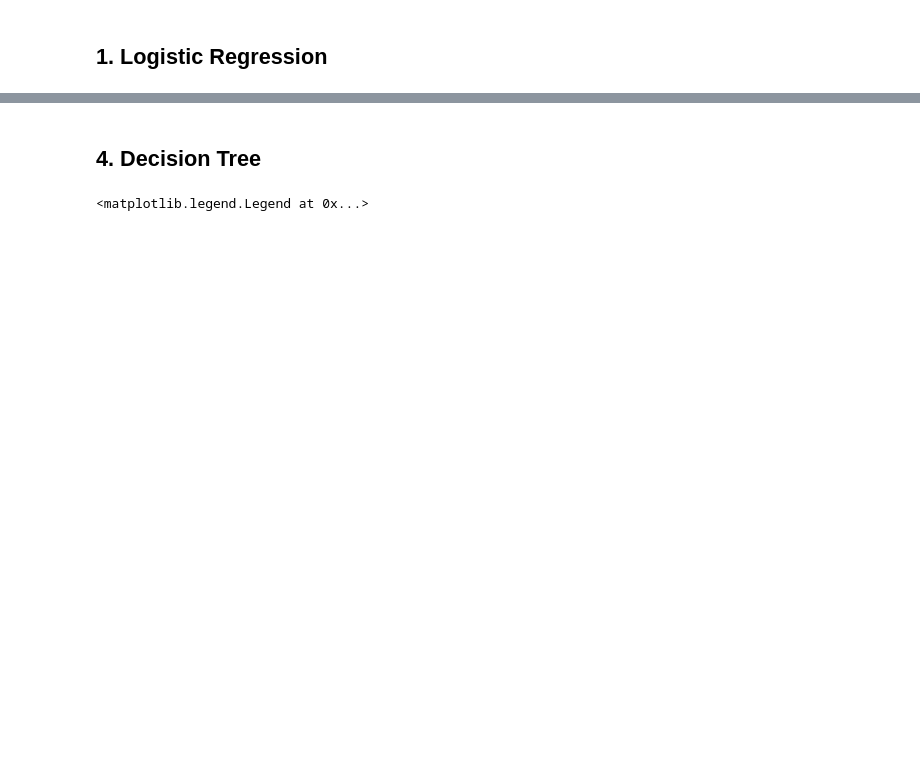
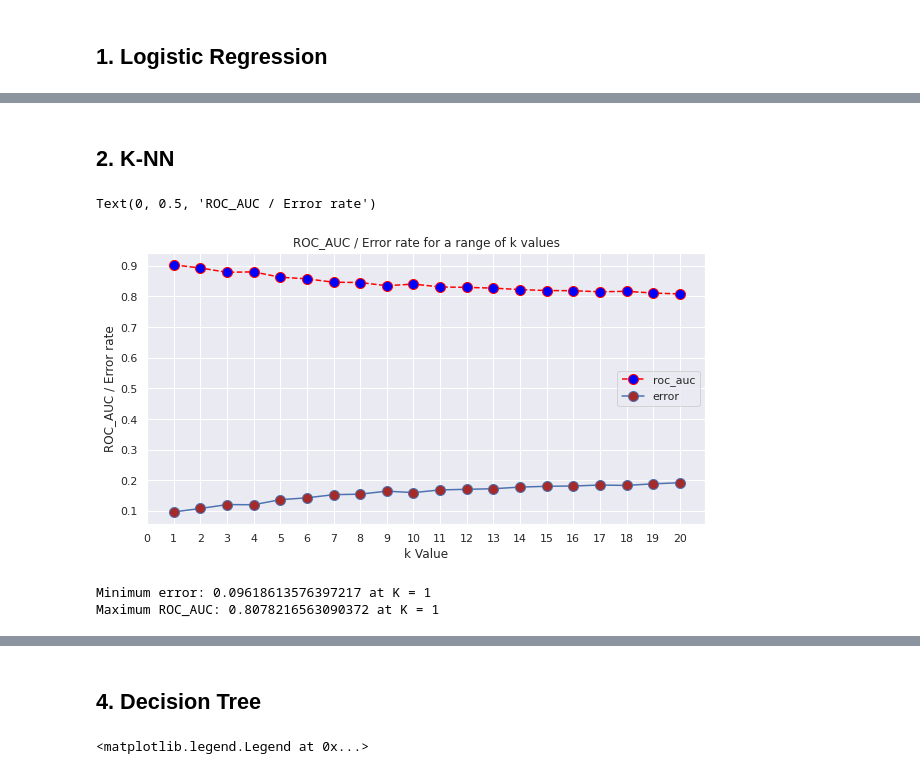
Before and after one commit to RongerYang/Prediction_of_Online_Purchasing_Intention, a Jupyter notebook: INF2190.ipynb, the cells around one changed output, grey strips where cells are left out. Saved outputs shown, nothing was run; the diff lists cells and outputs as text; code cells hidden in the pictures; blank space fills up the shorter version.

```diff
--- a/INF2190.ipynb
+++ b/INF2190.ipynb
@@ -191,0 +242,36 @@ Testing target statistics: Counter({False: 2092, True: 2077})
+# %% [markdown]
+## 2. K-NN
+# %%
+error = []
+roc_auc = []
+
+# 80%-20% train-test split on balanced data
+X_train_res, X_test_res, y_train_res, y_test_res = train_test_split(X_res, y_res, test_size =0.2)
+
+#Calculating error for K values between 1 and 20
+for i in range(1, 21):
+
+  knn = KNeighborsClassifier(metric = 'euclidean', n_neighbors=i)
+  knn.fit(X_train_res, y_train_res)
+  pred_i = knn.predict(X_test_res)
+
+  roc_auc.append(metrics.roc_auc_score(y_test_res, pred_i))
+  error.append(np.mean(pred_i != y_test_res))
+
+plt.figure(figsize=(10, 5))
+plt.plot(range(1, 21), roc_auc, color='red', linestyle='dashed', marker='o', markerfacecolor='blue', markersize=10, label="roc_auc")
+plt.plot(range(1, 21), error, marker='o', markerfacecolor='brown', markersize=10, label="error")
+plt.legend()
+plt.title('ROC_AUC / Error rate for a range of k values')
+plt.xticks(np.arange(0, 21, 1.0))
+plt.xlabel('k Value')
+plt.ylabel('ROC_AUC / Error rate')
+# %% [output]
+Text(0, 0.5, 'ROC_AUC / Error rate')
+[figure, added]
+# %%
+print("Minimum error:",min(error),"at K =",error.index(min(error)) + 1)
+print("Maximum ROC_AUC:",min(roc_auc),"at K =",roc_auc.index(max(roc_auc))+1)
+# %% [output]
+Minimum error: 0.09618613576397217 at K = 1
+Maximum ROC_AUC: 0.8078216563090372 at K = 1
```
Also changed, not shown: parts of 50 cells of this notebook.
